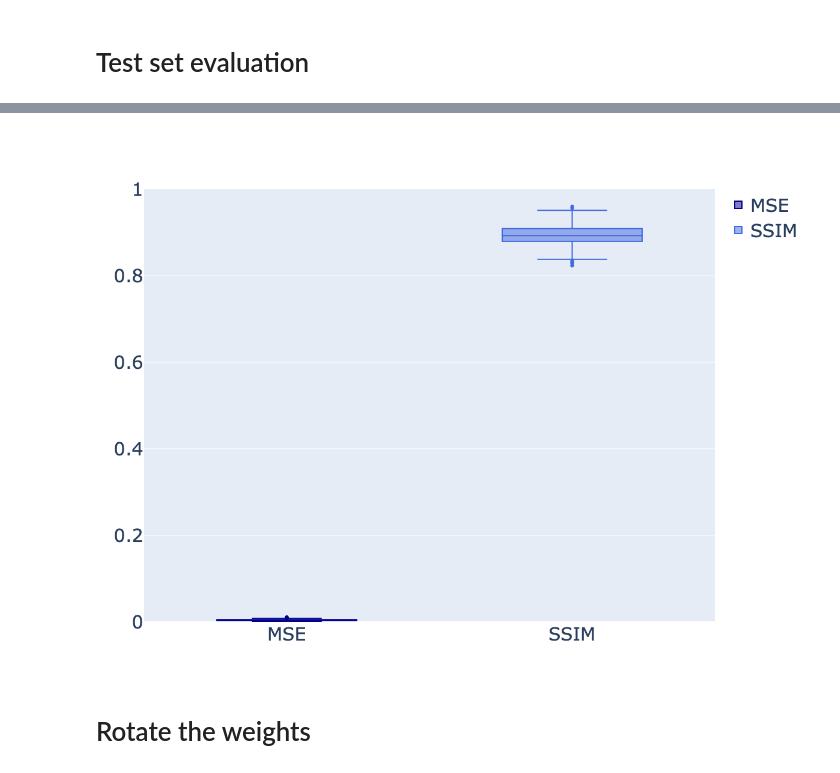
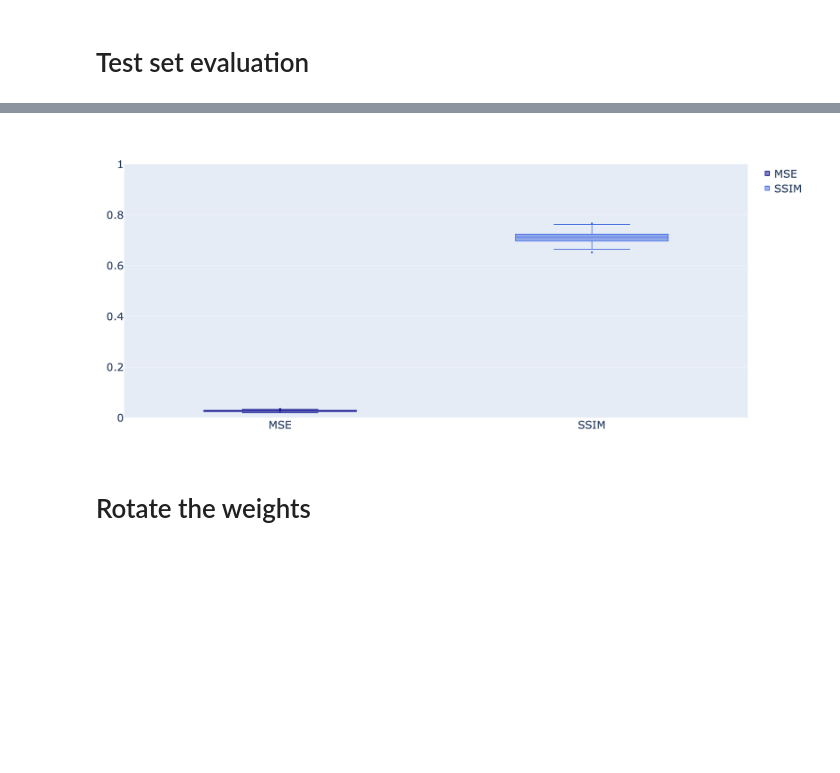
Before and after one commit to jornelasmunoz/UCM_Undergraduate_Research, a Jupyter notebook: jornelasmunoz/notebooks/learn_decoder.ipynb, the cells around one changed output, grey strips where cells are left out. Cells and saved outputs as stored; diff of their text form; code cells hidden in the pictures; blank space fills up the shorter version.

```diff
--- a/jornelasmunoz/notebooks/learn_decoder.ipynb
+++ b/jornelasmunoz/notebooks/learn_decoder.ipynb
@@ -138,8 +85,6 @@ def weights_init(m):
 # %%
 # Instantiate model
 model = RECON_CNN(params)#.to(device)
-model.optimizer = torch.optim.Adam(model.parameters(), lr = model.params['learning_rate'])
-model.scheduler = torch.optim.lr_scheduler.ReduceLROnPlateau(model.optimizer, 'min',patience=model.params['scheduler_patience'], verbose=True)
-model.apply(weights_init)
+# model.apply(model.weights_init)
 # %% [output]
 Using the following parameters:
@@ -275,7 +211,7 @@ for epoch in range(params['epochs']):
     # Calculate Frobenius norm between weights and decoder every epoch
     weights = list(model.parameters())
     weight_map = np.squeeze(weights[0].detach().cpu().numpy())
-    diff_block = data_mura.G - weight_map
+    diff_block = train_data.G - weight_map
     frob_per_epoch.append(np.linalg.norm(np.abs(diff_block),ord='fro'))
 
 #torch.save(model.state_dict(), PATH)
@@ -325,7 +259,7 @@ Frobenius saved to /Users/jocelynornelas/iCloud Drive (Archive)/Desktop/UC Merce
 # Load model
 # %%
 # model.load_state_dict(torch.load('../models/learned_decoder_cnn/decoder_cnn.pth'))
-model.load_state_dict(torch.load(RUN_DIR+f"{model.params['model']}.pth"))
+model.load_state_dict(torch.load(model.RUN_DIR+f"{model.params['model']}.pth"))
 # %% [output]
 <All keys matched successfully>
 # %%
@@ -387,8 +301,9 @@ target_transform = transforms.Compose(
                 ])
 
 # Define test set
-test_mnist_mura = MNIST_MURA('../data/MNIST/', params, transform=transform_list, target_transform=target_transform, train=False)
-testset = DataLoader(test_mnist_mura, batch_size=10, shuffle=True)
+# test_mnist_mura = MNIST_MURA('../data/MNIST/', params, transform=transform_list, target_transform=target_transform, train=False)
+test_mura = FashionMURA('../data/FashionMNIST/', params, transform=transform_list, target_transform=target_transform, train=False)
+testset = DataLoader(test_mura, batch_size=100, shuffle=True)
 # %%
 # Change plotting parameters
 plt.rcParams.update({
@@ -434,30 +349,30 @@ import plotly.graph_objects as go
 # %%
 y0 = df.mse
 y1 = df.ssim
 
 fig = go.Figure()
 fig.add_trace(go.Box(y=y0, name='MSE',
                 marker_color = 'darkblue'))
 fig.add_trace(go.Box(y=y1, name = 'SSIM',
                 marker_color = 'royalblue'))
 fig.update_layout(
     autosize=False,
     width=1200,
     height=900,
     yaxis=dict(
         # title_text="Y-axis Title",
         # ticktext=["Very long label", "long label", "3", "label"],
         # tickvals=,
         tickmode="array",
         titlefont=dict(size=30),
     ),
     yaxis_range=[0,1],
     font=dict(size=30),
 )
 fig.show(renderer="jupyterlab")
-fig.write_image(RUN_DIR + f'boxplot_metrics_snr_{model.params["snr"]}.png')
+fig.write_image(model.RUN_DIR + f'boxplot_metrics_snr_{model.params["snr"]}.png')
 # %% [output]
-[figure, old version]
+[figure, new version]
 # %% [markdown]
 # Rotate the weights
 # %%
```
Also changed, not shown: parts of 18 cells of this notebook, 10 other files.
